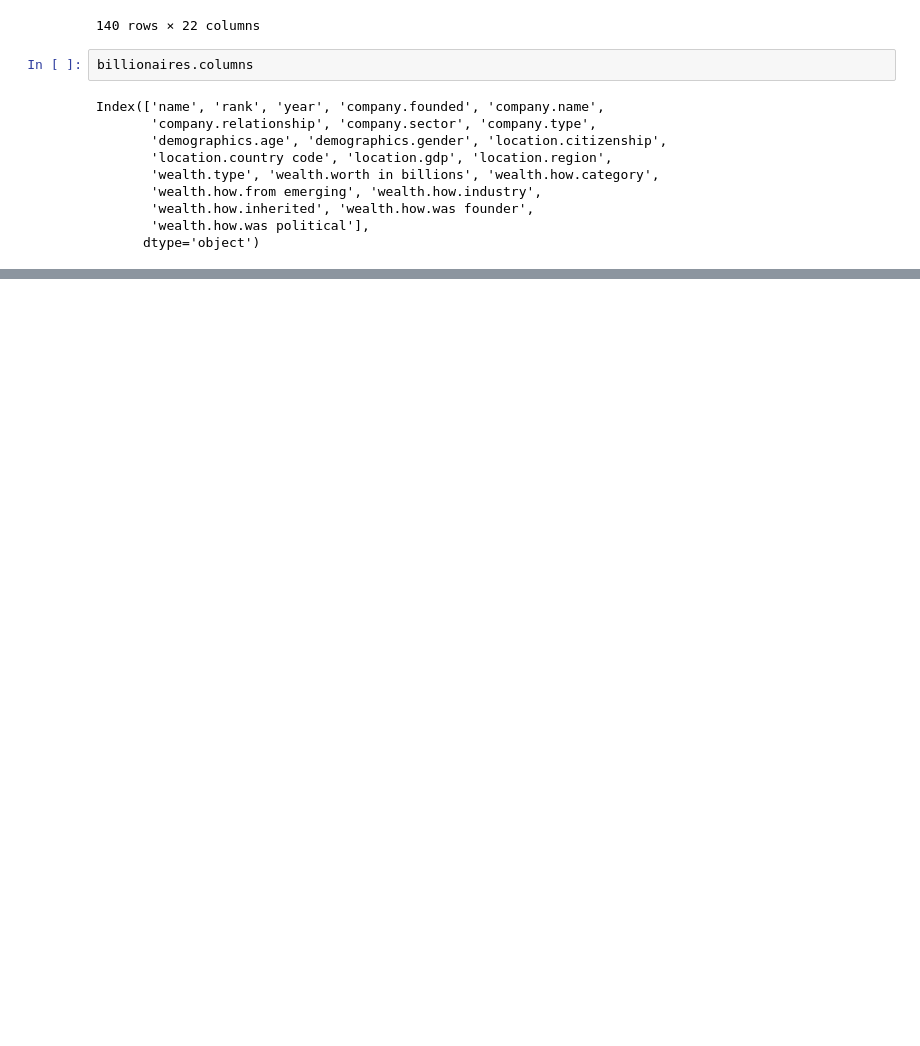
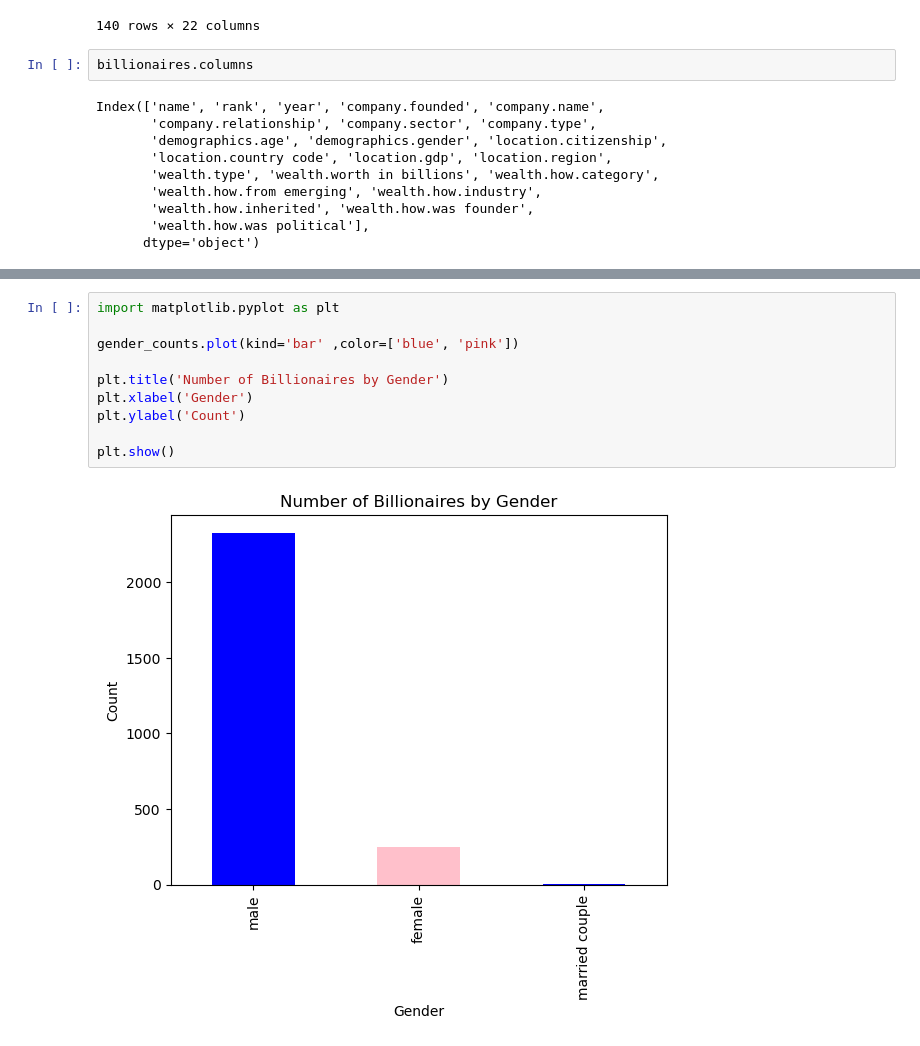
Before and after one commit to aleren040406/cs-130-project, a Jupyter notebook: analysis.ipynb, the cells around one changed output, grey strips where cells are left out. Drawn from its saved outputs; the diff is of its cells as text; blank space fills up the shorter version.

```diff
--- a/analysis.ipynb
+++ b/analysis.ipynb
@@ -163,0 +276,12 @@ Index(['name', 'rank', 'year', 'company.founded', 'company.name',
+# %%
+import matplotlib.pyplot as plt
+
+gender_counts.plot(kind='bar' ,color=['blue', 'pink'])
+
+plt.title('Number of Billionaires by Gender')
+plt.xlabel('Gender')
+plt.ylabel('Count')
+
+plt.show()
+# %% [output]
+[figure, added]
```
Also changed, not shown: parts of 14 cells of this notebook.
